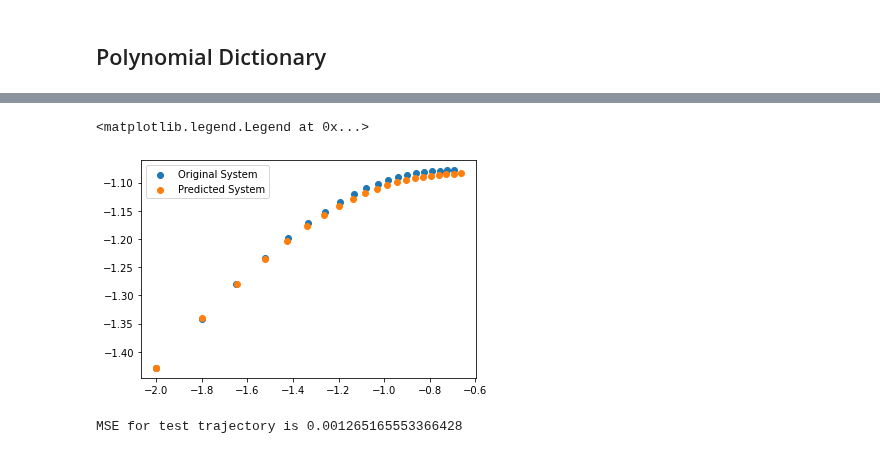
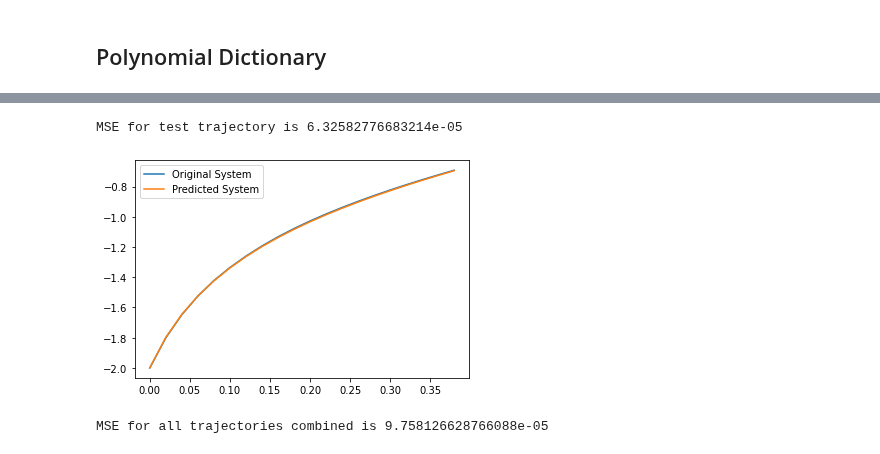
Before and after one commit to waleedbinkhalid74/ml_cms_final_project, a Jupyter notebook: ml_cms_final_proj_task_4_part_3.ipynb, the cells around one changed output, grey strips where cells are left out. Drawn from its saved outputs; the diff is of its cells as text; code cells hidden in the pictures.

```diff
--- a/ml_cms_final_proj_task_4_part_3.ipynb
+++ b/ml_cms_final_proj_task_4_part_3.ipynb
@@ -58,4 +58,6 @@ for index, ic in enumerate(initial_conditions):
     solution_y = pd.DataFrame(data=solution["y"][:,1:].T, columns=["y1", "y2"])
     combined_df = pd.concat([solution_x, solution_y], axis=1)
     combined_df.insert(0, 'ID', index)
+    combined_df.insert(1, 'time', solution['t'][:-1])
     solution_df = pd.concat([solution_df, combined_df])
+solution_df
@@ -108,9 +155,11 @@ Determinant of governing A matrix is 2.91592
 Trace of governing A matrix is -2.80878
 Eigenvalues of A are [-1.40438752+0.97140048j -1.40438752-0.97140048j]
 # %%
+t_range = t_eval[:-1]
 x_actual = solution_df[solution_df['ID'] == 1].iloc[:,:3]
 initial_values = pd.DataFrame(initial_conditions, columns=['x1', 'x2'])
 initial_values.insert(0, 'ID', range(len(initial_values)))
-x_predict_dmd = dmd.predict(initial_values, t_end=20)
+initial_values.insert(1, 'time', 0)
+x_predict_dmd = dmd.predict(initial_values, t_range=t_range)
 x_predict_dmd
 # %% [output]
@@ -159,6 +213,6 @@ MSE for test trajectory is 1.6275333133019918
 ## Polynomial Dictionary
 # %%
 polynomial_observables = Polynomials(3)
-polynomial_observables.segregate_observables_from_variable(polynomial_observables.fit(solution_df.iloc[:,0:3]))
-# polynomial_observables.fit(solution_df.iloc[:,0:3])
+# polynomial_observables.segregate_observables_from_variable(polynomial_observables.fit(solution_df.iloc[:,0:4]))
+polynomial_observables.fit(solution_df.iloc[:,0:4])
 # %% [output]
@@ -215,17 +275,18 @@ axs[1].set_xlabel('x'); axs[1].set_ylabel('y');
 # %%
-x_actual = solution_df[solution_df['ID'] == 1].iloc[:,:3]
-initial_values = x_actual.iloc[0:1,0:3]
-x_predict = edmd.predict(initial_values, t_end=20)
+x_actual = solution_df[solution_df['ID'] == 1].iloc[:,:4]
+initial_values = x_actual.iloc[0:1,0:4]
+x_predict = edmd.predict(initial_values, t_range=t_range)
 fig, axs = plt.subplots(1,1, sharex=True, sharey=True)
-axs.scatter(x_actual.iloc[:,1].to_numpy().real, x_actual.iloc[:,2].to_numpy().real, label='Original System')
-axs.scatter(x_predict.iloc[:,1].to_numpy().real, x_predict.iloc[:,2].to_numpy(), label='Predicted System')
+axs.plot(x_actual.iloc[:,1].to_numpy().real, x_actual.iloc[:,2].to_numpy().real, label='Original System')
+axs.plot(x_predict.iloc[:,1].to_numpy().real, x_predict.iloc[:,2].to_numpy(), label='Predicted System')
 plt.legend()
+fig.savefig('figures/edmd_hopf_traj.png')
+mse = mse_calc(x_actual.iloc[:,2:].to_numpy(), x_predict.iloc[:,2:].to_numpy())
+print(f"MSE for test trajectory is {mse}")
 # %% [output]
-<matplotlib.legend.Legend at 0x...>
+MSE for test trajectory is 6.32582776683214e-05
-[figure, old version]
+[figure, new version]
-# %%
-diff = x_actual.iloc[:,1:].to_numpy() - x_predict.iloc[1:-1,1:].to_numpy()
-mse = np.sum(diff**2)
-print(f"MSE for test trajectory is {mse}")
-# %% [output]
-MSE for test trajectory is 0.001265165553366428
+# %%
+print(f"MSE for all trajectories combined is {mse_all_traj(solution_df, x_predict_edmd)}")
+# %% [output]
+MSE for all trajectories combined is 9.758126628766088e-05
```
Also changed, not shown: parts of 16 cells of this notebook, 7 other files.
